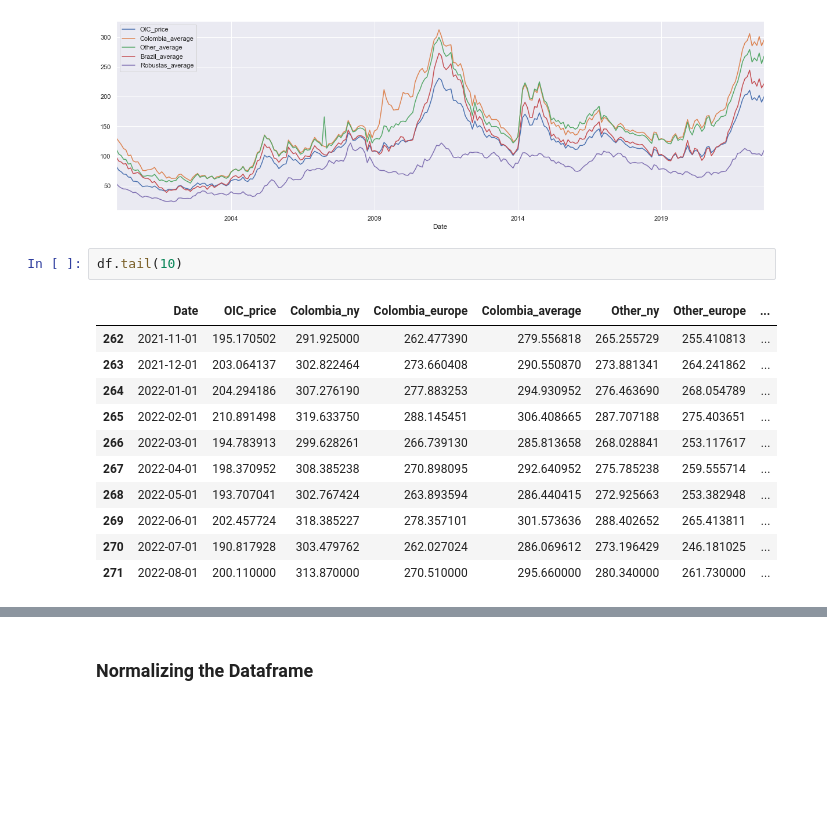
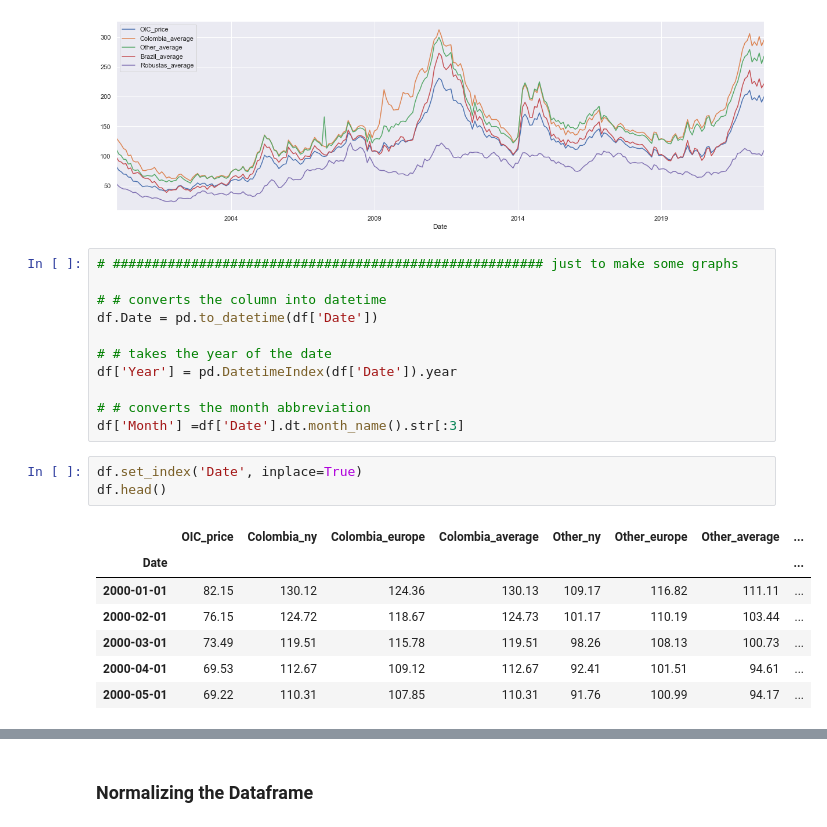
Before and after one commit to montwa/Ryerson, a Jupyter notebook: Coffee Price Regression Analysis.ipynb, the cells around one changed output, grey strips where cells are left out. Cells and saved outputs as stored; diff of their text form; blank space fills up the shorter version.

```diff
--- a/Coffee Price Regression Analysis.ipynb
+++ b/Coffee Price Regression Analysis.ipynb
@@ -233,16 +215,24 @@ for column in lista_averages:
 # %% [output]
 [figure]
 # %%
-df.tail(10)
+# ####################################################### just to make some graphs
+
+# # converts the column into datetime
+df.Date = pd.to_datetime(df['Date'])
+
+# # takes the year of the date
+df['Year'] = pd.DatetimeIndex(df['Date']).year
+
+# # converts the month abbreviation
+df['Month'] =df['Date'].dt.month_name().str[:3]
-# %% [output]
-|  | Date | OIC_price | Colombia_ny | Colombia_europe | Colombia_average | Other_ny | Other_europe | ... |
-| 262 | 2021-11-01 | 195.170502 | 291.925000 | 262.477390 | 279.556818 | 265.255729 | 255.410813 | ... |
-| 263 | 2021-12-01 | 203.064137 | 302.822464 | 273.660408 | 290.550870 | 273.881341 | 264.241862 | ... |
-| 264 | 2022-01-01 | 204.294186 | 307.276190 | 277.883253 | 294.930952 | 276.463690 | 268.054789 | ... |
-| 265 | 2022-02-01 | 210.891498 | 319.633750 | 288.145451 | 306.408665 | 287.707188 | 275.403651 | ... |
-| 266 | 2022-03-01 | 194.783913 | 299.628261 | 266.739130 | 285.813658 | 268.028841 | 253.117617 | ... |
-| 267 | 2022-04-01 | 198.370952 | 308.385238 | 270.898095 | 292.640952 | 275.785238 | 259.555714 | ... |
-| 268 | 2022-05-01 | 193.707041 | 302.767424 | 263.893594 | 286.440415 | 272.925663 | 253.382948 | ... |
-| 269 | 2022-06-01 | 202.457724 | 318.385227 | 278.357101 | 301.573636 | 288.402652 | 265.413811 | ... |
-| 270 | 2022-07-01 | 190.817928 | 303.479762 | 262.027024 | 286.069612 | 273.196429 | 246.181025 | ... |
-| 271 | 2022-08-01 | 200.110000 | 313.870000 | 270.510000 | 295.660000 | 280.340000 | 261.730000 | ... |
+# %%
+df.set_index('Date', inplace=True)
+df.head()
+# %% [output]
+|  | OIC_price | Colombia_ny | Colombia_europe | Colombia_average | Other_ny | Other_europe | Other_average | ... |
+| Date |  |  |  |  |  |  |  | ... |
+| 2000-01-01 | 82.15 | 130.12 | 124.36 | 130.13 | 109.17 | 116.82 | 111.11 | ... |
+| 2000-02-01 | 76.15 | 124.72 | 118.67 | 124.73 | 101.17 | 110.19 | 103.44 | ... |
+| 2000-03-01 | 73.49 | 119.51 | 115.78 | 119.51 | 98.26 | 108.13 | 100.73 | ... |
+| 2000-04-01 | 69.53 | 112.67 | 109.12 | 112.67 | 92.41 | 101.51 | 94.61 | ... |
+| 2000-05-01 | 69.22 | 110.31 | 107.85 | 110.31 | 91.76 | 100.99 | 94.17 | ... |
```
Also changed, not shown: parts of 7 cells of this notebook.
